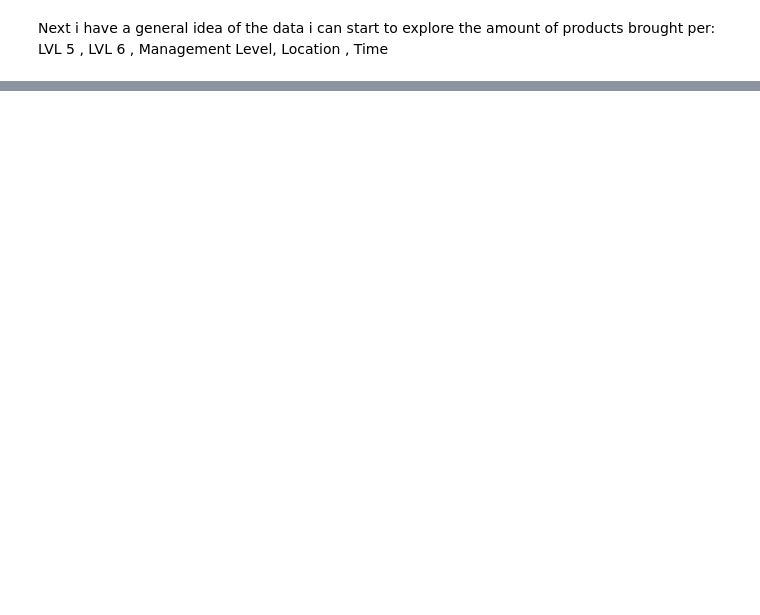
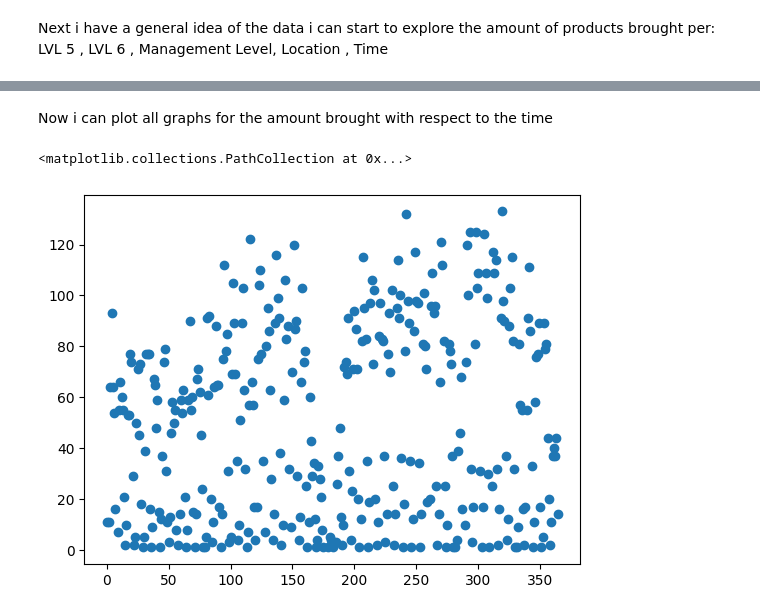
Before and after one commit to Danza101/Data_Landscape, a Jupyter notebook: Code.ipynb, the cells around one changed output, grey strips where cells are left out. Drawn from its saved outputs; the diff is of its cells as text; code cells hidden in the pictures; blank space fills up the shorter version.

```diff
--- a/Code.ipynb
+++ b/Code.ipynb
@@ -163,0 +237,7 @@ KeyError: 'Item Category'
+# %%
+#These are all the items organised in terms of time purchased separately
+Audio_Devices = sorted_Items_Category_df.loc[grouped_data.groups['Audio Devices']]
+Cables_and_Adapters = sorted_Items_Category_df.loc[grouped_data.groups['Cables & Adapters']]
+Computer_Accessories = sorted_Items_Category_df.loc[grouped_data.groups['Computer Accessories']]
+Phone_Accessories = sorted_Items_Category_df.loc[grouped_data.groups['Phone Accessories']]
+Power_Adapters_Chargers = sorted_Items_Category_df.loc[grouped_data.groups['Power Adapters & Chargers']]
@@ -163,0 +290,28 @@ KeyError: 'Item Category'
+# %%
+#For some reason i cant have to use a variable and cant pass in the actual data
+audio_days = df_to_variable(Audio_Devices['Date'])
+Cables_and_Adapters_days = df_to_variable(Cables_and_Adapters['Date'])
+Computer_Accessories_days = df_to_variable(Computer_Accessories['Date'])
+Phone_Accessories_days = df_to_variable(Phone_Accessories['Date'])
+Power_Adapters_Chargers_days = df_to_variable(Power_Adapters_Chargers['Date'])
+# %%
+#Trying to get the amount of days passed from each of the items in each categorypurchase dates
+audio_days = days_passed(audio_days)
+Cables_and_Adapters_days = days_passed(Cables_and_Adapters_days)
+Computer_Accessories = days_passed(Computer_Accessories_days)
+Phone_Accessories_days = days_passed(Phone_Accessories_days)
+Power_Adapters_Chargers_days = days_passed(Power_Adapters_Chargers_days)
+# %%
+#Counting the amount of times an item was brought on each day
+audio_days_num , audio_days_num_appearance = count_amount(audio_days)
+cable_an_adapters_days_num , cable_an_adapters_num_appearance = count_amount(Cables_and_Adapters)
+computer_acessories_days_num , computer_acessories_num_appearance = count_amount(Computer_Accessories)
+phone_acessories_days_num , phone_acessories_num_appearance = count_amount(Phone_Accessories)
+power_adapters_chargers_accessories_days_num , power_adapters_chargers_num_appearance = count_amount(Power_Adapters_Chargers)
+# %% [markdown]
+Now i can plot all graphs for the amount brought with respect to the time
+# %%
+plt.scatter(audio_days_num , audio_days_num_appearance)
+# %% [output]
+<matplotlib.collections.PathCollection at 0x...>
+[figure, added]
```
Also changed, not shown: parts of 32 cells of this notebook.
